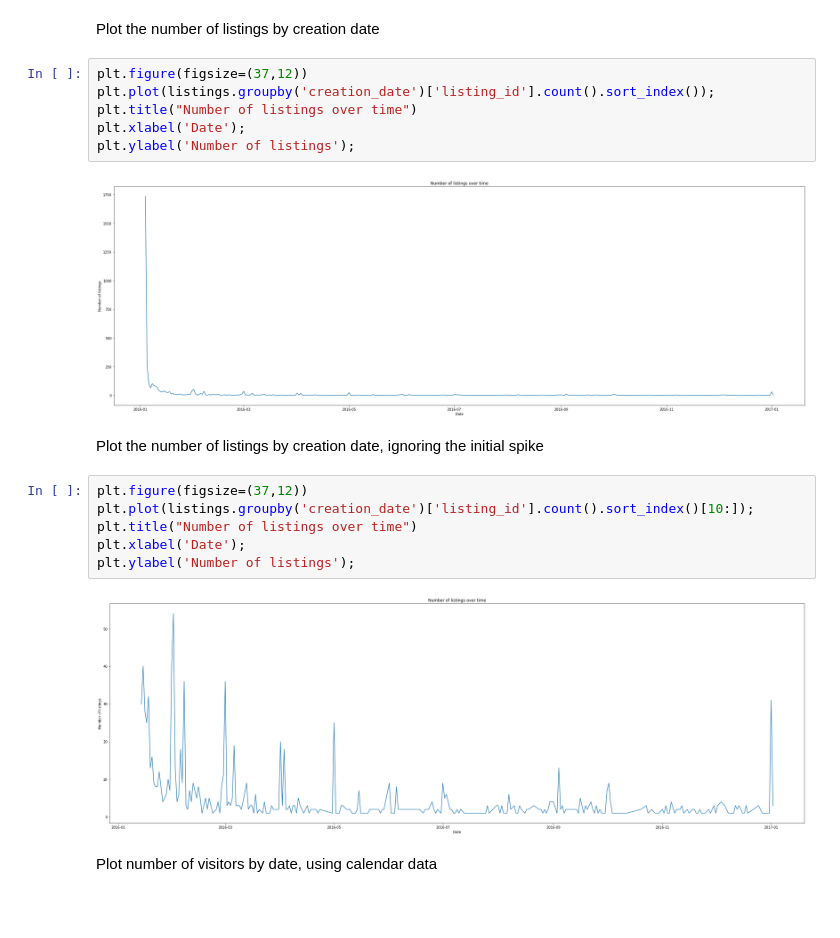
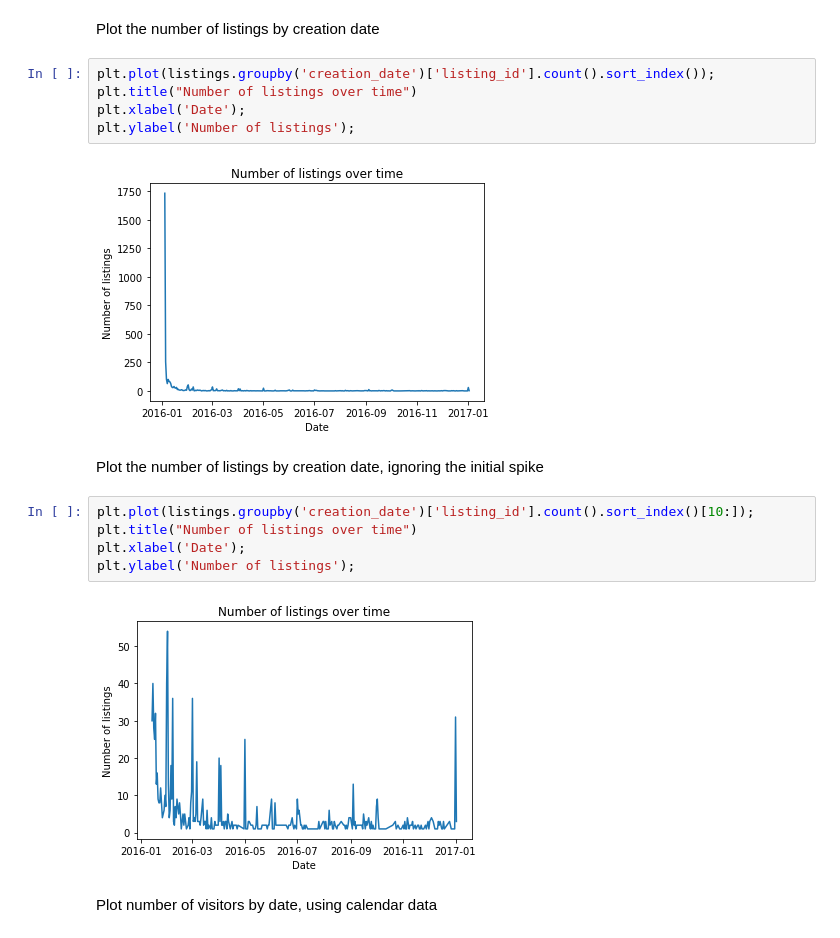
Before and after one commit to DataJan02/SeattleAirbnbAnalysis, a Jupyter notebook: SeattleData.ipynb, the cells around one changed output. Drawn from its saved outputs; the diff is of its cells as text; blank space fills up the shorter version.

```diff
--- a/SeattleData.ipynb
+++ b/SeattleData.ipynb
@@ -351,23 +354,21 @@ listings.rename(columns={"timestamp_y":"creation_date","timestamp_x":"timestamp"
 # %% [markdown]
 Plot the number of listings by creation date
 # %%
-plt.figure(figsize=(37,12))
 plt.plot(listings.groupby('creation_date')['listing_id'].count().sort_index());
 plt.title("Number of listings over time")
 plt.xlabel('Date');
 plt.ylabel('Number of listings');
 # %% [output]
-[figure, old version]
+[figure, new version]
 # %% [markdown]
 Plot the number of listings by creation date, ignoring the initial spike
 # %%
-plt.figure(figsize=(37,12))
 plt.plot(listings.groupby('creation_date')['listing_id'].count().sort_index()[10:]);
 plt.title("Number of listings over time")
 plt.xlabel('Date');
 plt.ylabel('Number of listings');
 # %% [output]
-[figure, old version]
+[figure, new version]
 # %% [markdown]
 Plot number of visitors by date, using calendar data
 # %%
```
Also changed, not shown: parts of 15 cells of this notebook.
